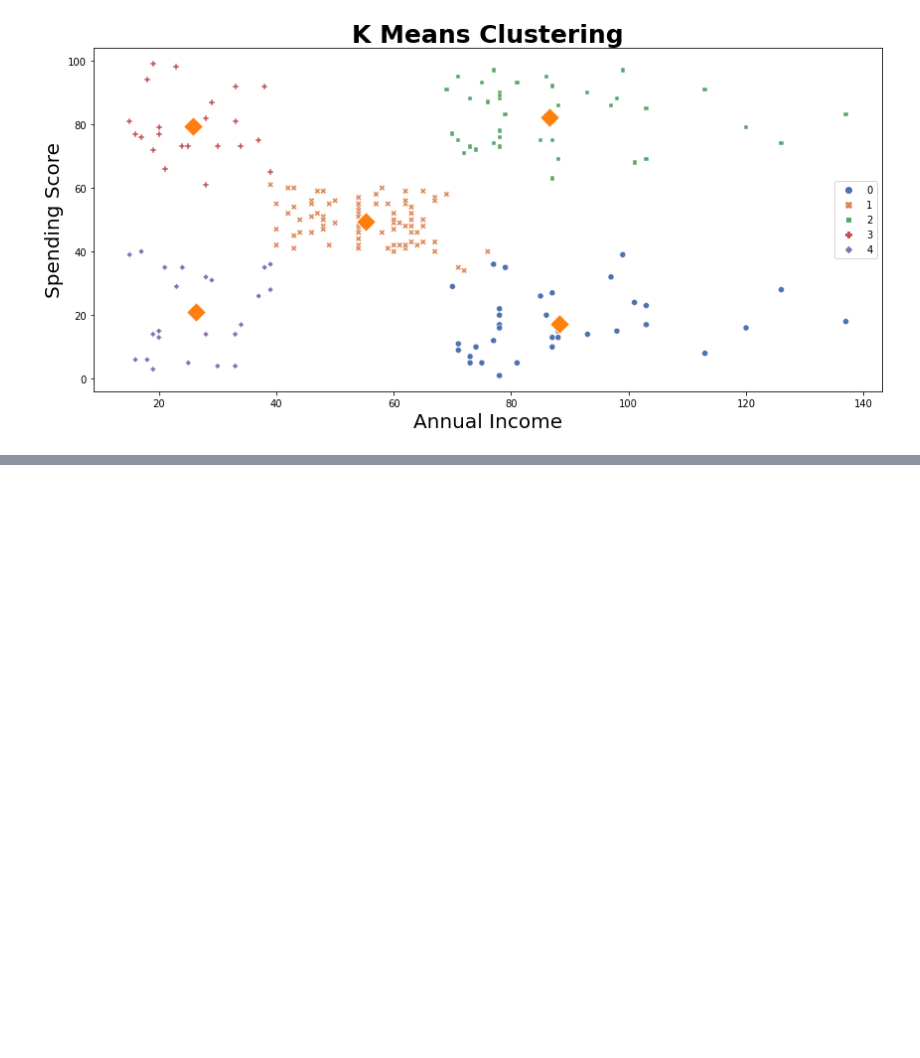
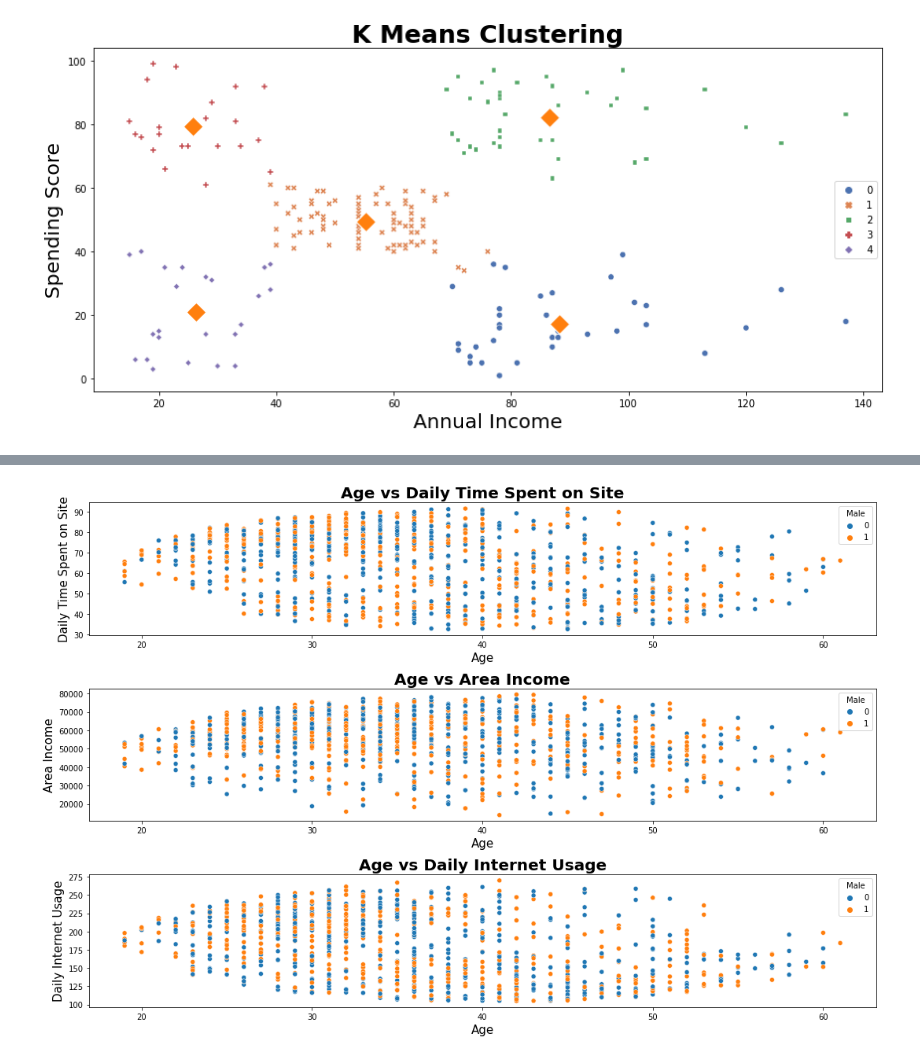
Before and after one commit to UsepSyaikalArifin/Application-File-PT-Bukit-Makmur-Mandiri-Utama-BUMA-, a Jupyter notebook: Kelas Fundamental/Machine Learning With Python for Beginner/Jupyter Notebook/main.ipynb, the cells around one changed output, grey strips where cells are left out. Saved outputs shown, nothing was run; the diff lists cells and outputs as text; code cells hidden in the pictures; blank space fills up the shorter version.

```diff
--- a/Kelas Fundamental/Machine Learning With Python for Beginner/Jupyter Notebook/main.ipynb
+++ b/Kelas Fundamental/Machine Learning With Python for Beginner/Jupyter Notebook/main.ipynb
@@ -786,0 +895,20 @@ plt.show()
+# %%
+feature_columns = dataset.columns[dataset.dtypes != "object"].to_list()
+feature_columns.remove("Clicked on Ad")
+new_feature_columns = feature_columns.copy()
+new_feature_columns.remove("Age")
+new_feature_columns.remove("Male")
+hue_columns = ["Male"]
+
+
+fig, axs = plt.subplots(3, 1, figsize=(15, 10))
+for hue in hue_columns:
+    for i, column in enumerate(new_feature_columns):
+        sns.scatterplot(data=dataset, x="Age", y=column, hue=hue, ax=axs[i])
+        axs[i].set_title("Age vs {}".format(column), fontsize=20, fontweight="bold")
+        axs[i].set_xlabel("Age", fontsize=15)
+        axs[i].set_ylabel("{}".format(column), fontsize=15)
+    plt.tight_layout()
+    plt.show()
+# %% [output]
+[figure, added]
```
Also changed, not shown: parts of 9 cells of this notebook, 2 other files.
